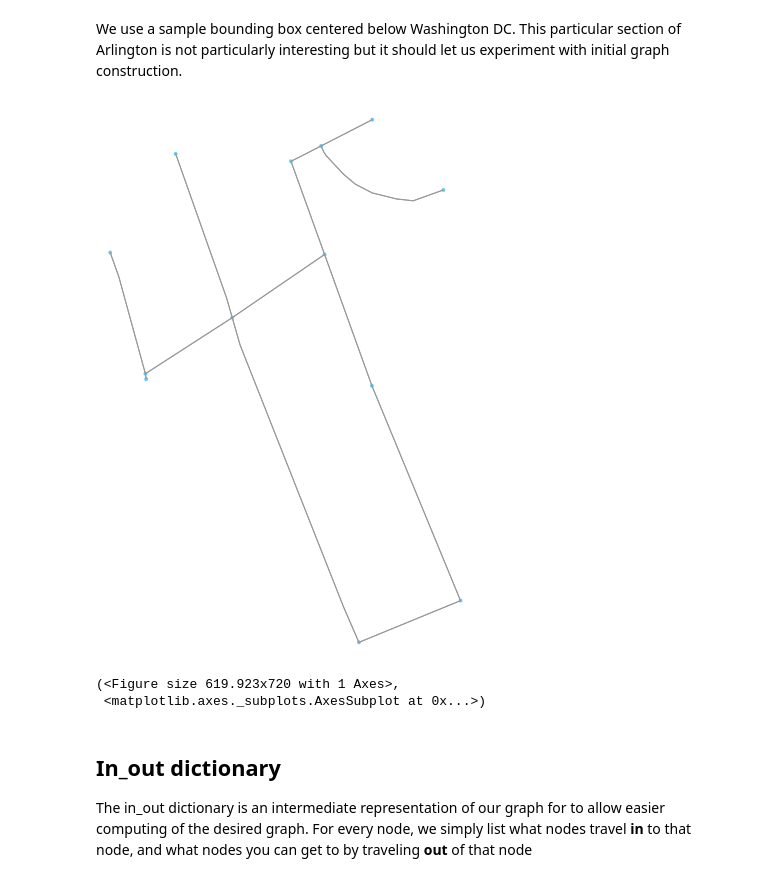
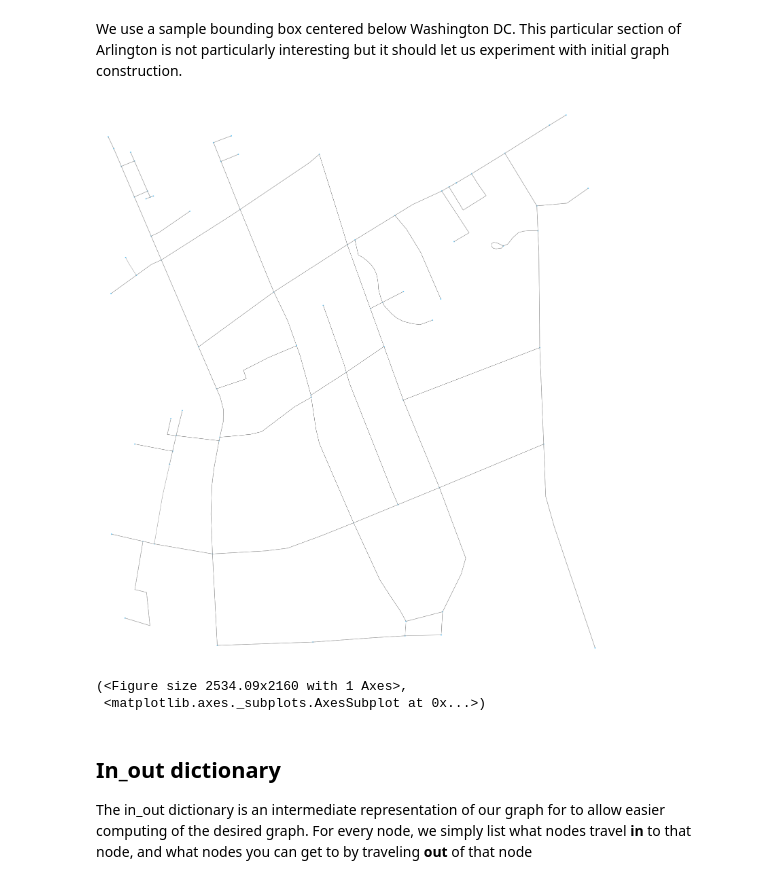
Before and after one commit to umadesai/LISA, a Jupyter notebook: OSMnx Exploration/intersection graph construction.ipynb, the cells around one changed output. Cells and saved outputs as stored; diff of their text form; code cells hidden in the pictures.

```diff
--- a/OSMnx Exploration/intersection graph construction.ipynb
+++ b/OSMnx Exploration/intersection graph construction.ipynb
@@ -41,7 +41,7 @@ We use a sample bounding box centered below Washington DC. This particular secti
 # %%
 bbox_east, bbox_north, bbox_south, bbox_west = -77.032086, 38.934280, 38.827447, -77.172320
 
-n = 120
+n = 50
 
 ew_dist = bbox_east - bbox_west
 ew_avg = (bbox_east + bbox_west)/2
@@ -55,10 +55,10 @@ bbox_south = ns_avg - ns_dist/n
 # %%
 bbox_graph = ox.graph_from_bbox(bbox_north, bbox_south, bbox_east, bbox_west)
 # %%
-ox.plot_graph(bbox_graph, fig_height=10)
+ox.plot_graph(bbox_graph, fig_height=30)
 # %% [output]
-[figure, old version]
+[figure, new version]
-(<Figure size 619.923x720 with 1 Axes>,
+(<Figure size 2534.09x2160 with 1 Axes>,
  <matplotlib.axes._subplots.AxesSubplot at 0x...>)
 # %% [markdown]
 ## In_out dictionary
```
Also changed, not shown: parts of 7 cells of this notebook.
